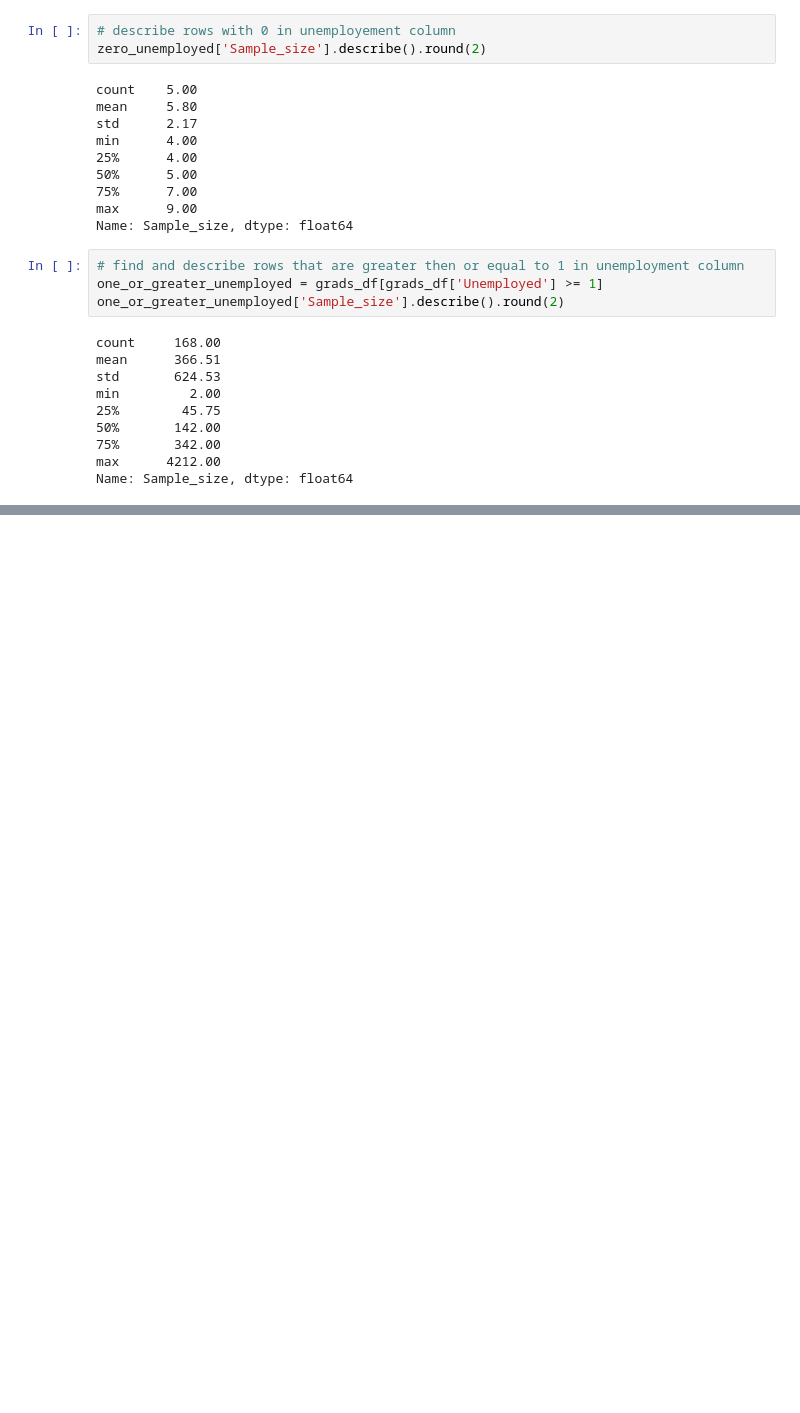
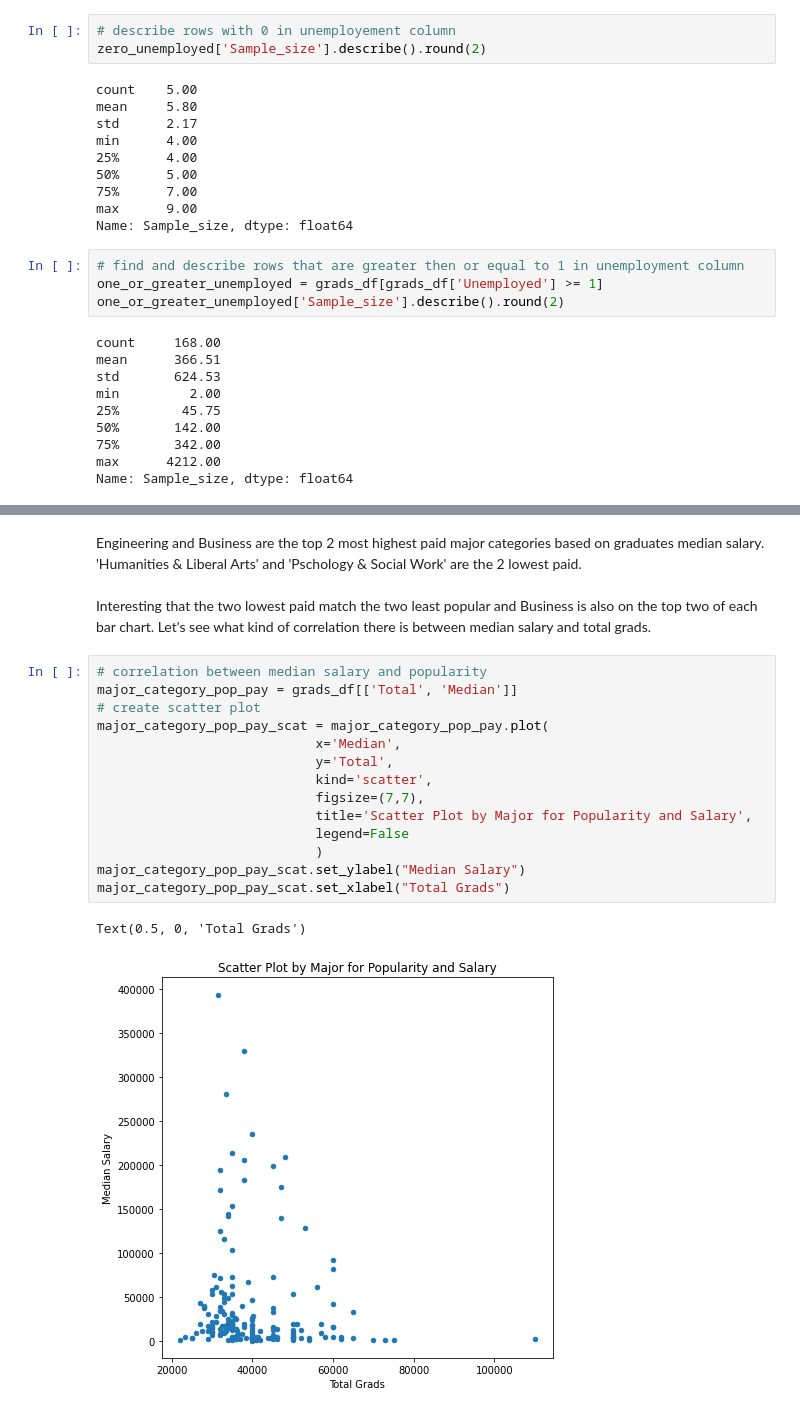
Before and after one commit to JasonMinhas/DataAnalysis, a Jupyter notebook: Visualizing Earnings Based On College Majors/Visualizing Earnings Based On College Majors.ipynb, the cells around one changed output, grey strips where cells are left out. Drawn from its saved outputs; the diff is of its cells as text; blank space fills up the shorter version.

```diff
--- a/Visualizing Earnings Based On College Majors/Visualizing Earnings Based On College Majors.ipynb
+++ b/Visualizing Earnings Based On College Majors/Visualizing Earnings Based On College Majors.ipynb
@@ -170,0 +194,22 @@ grads_df[:5].plot.bar(x='Major', y='Women')
+# %% [markdown]
+Engineering and Business are the top 2 most highest paid major categories based on graduates median salary. 'Humanities & Liberal Arts' and 'Pschology & Social Work' are the 2 lowest paid.
+<br>
+<br>
+Interesting that the two lowest paid match the two least popular and Business is also on the top two of each bar chart. Let's see what kind of correlation there is between median salary and total grads.
+# %%
+# correlation between median salary and popularity
+major_category_pop_pay = grads_df[['Total', 'Median']]
+# create scatter plot
+major_category_pop_pay_scat = major_category_pop_pay.plot(
+                            x='Median',
+                            y='Total',
+                            kind='scatter',
+                            figsize=(7,7),
+                            title='Scatter Plot by Major for Popularity and Salary',
+                            legend=False
+                            )
+major_category_pop_pay_scat.set_ylabel("Median Salary")
+major_category_pop_pay_scat.set_xlabel("Total Grads")
+# %% [output]
+Text(0.5, 0, 'Total Grads')
+[figure, added]
```
Also changed, not shown: parts of 22 cells of this notebook.
